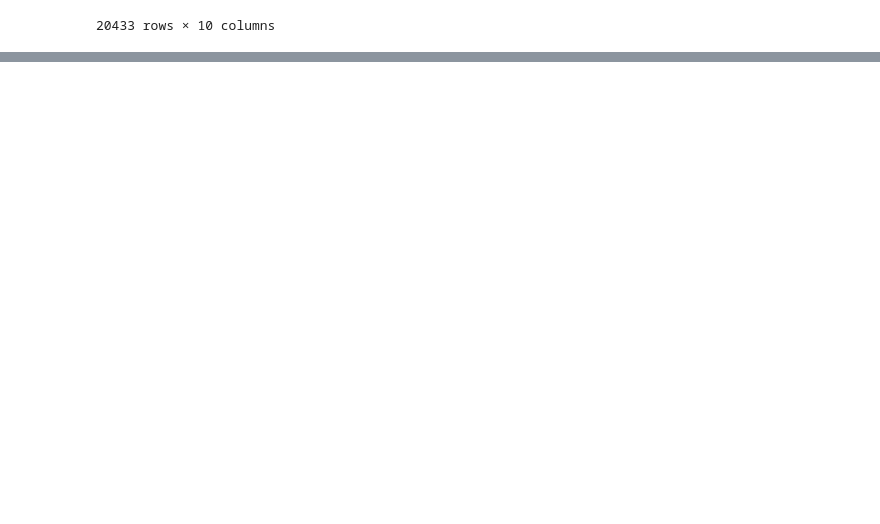
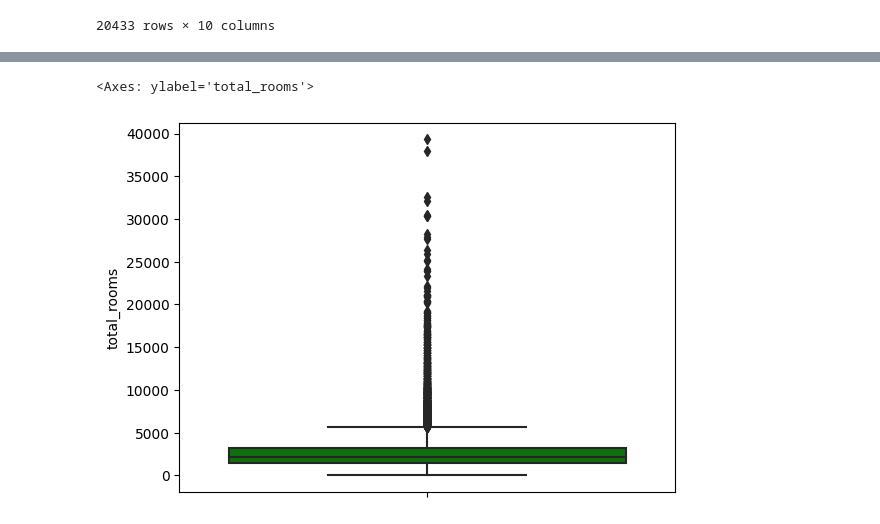
Before and after one commit to Nupur-043/Housing-price-prediction-model, a Jupyter notebook: Housing price prediction model.ipynb, the cells around one changed output, grey strips where cells are left out. Saved outputs shown, nothing was run; the diff lists cells and outputs as text; code cells hidden in the pictures; blank space fills up the shorter version.

Commit message:
Data Preprocessing Completed

```diff
--- a/Housing price prediction model.ipynb
+++ b/Housing price prediction model.ipynb
@@ -218,0 +252,6 @@ inlier_data
+# %%
+#boxplot for total_rooms to check the outliers
+sns.boxplot(y='total_rooms',data=inlier_data, color='green')
+# %% [output]
+<Axes: ylabel='total_rooms'>
+[figure, added]
```
Also changed, not shown: parts of 35 cells of this notebook.
